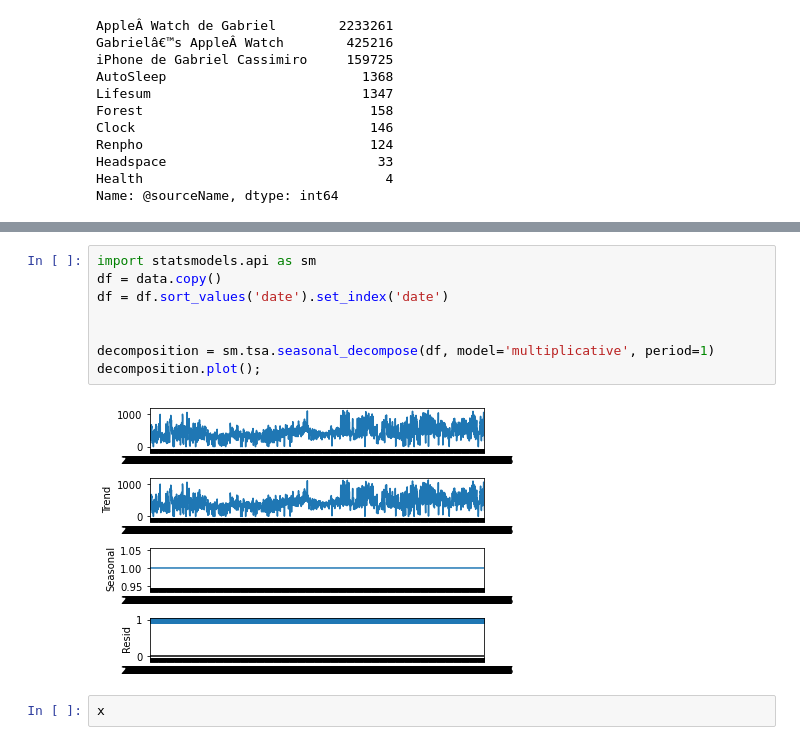
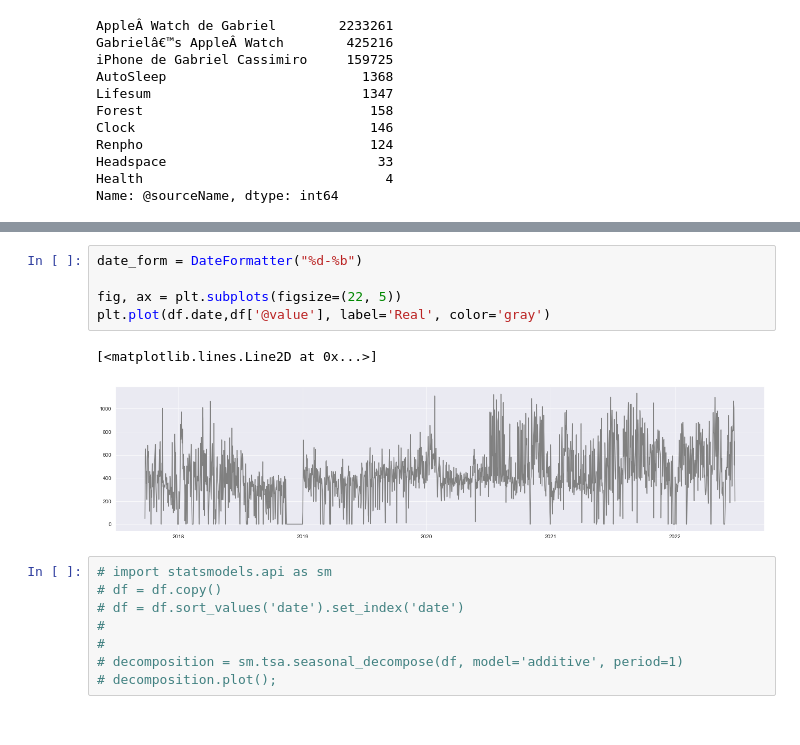
Before and after one commit to gabrielcassimiro17/apple-health-project, a Jupyter notebook: data_cleaning.ipynb, the cells around one changed output, grey strips where cells are left out. Cells and saved outputs as stored; diff of their text form.

```diff
--- a/data_cleaning.ipynb
+++ b/data_cleaning.ipynb
@@ -178,12 +206,16 @@ Name: @value, dtype: float64
+# %%
+date_form = DateFormatter("%d-%b")
+
+fig, ax = plt.subplots(figsize=(22, 5))
+plt.plot(df.date,df['@value'], label='Real', color='gray')
+# %% [output]
+[<matplotlib.lines.Line2D at 0x...>]
+[figure, added]
 # %%
-import statsmodels.api as sm
-df = data.copy()
-df = df.sort_values('date').set_index('date')
-
-
-decomposition = sm.tsa.seasonal_decompose(df, model='multiplicative', period=1)
-decomposition.plot();
+# import statsmodels.api as sm
+# df = df.copy()
+# df = df.sort_values('date').set_index('date')
+#
+#
+# decomposition = sm.tsa.seasonal_decompose(df, model='additive', period=1)
+# decomposition.plot();
-# %% [output]
-[figure, removed]
-# %%
-x
```
Also changed, not shown: parts of 26 cells of this notebook.
